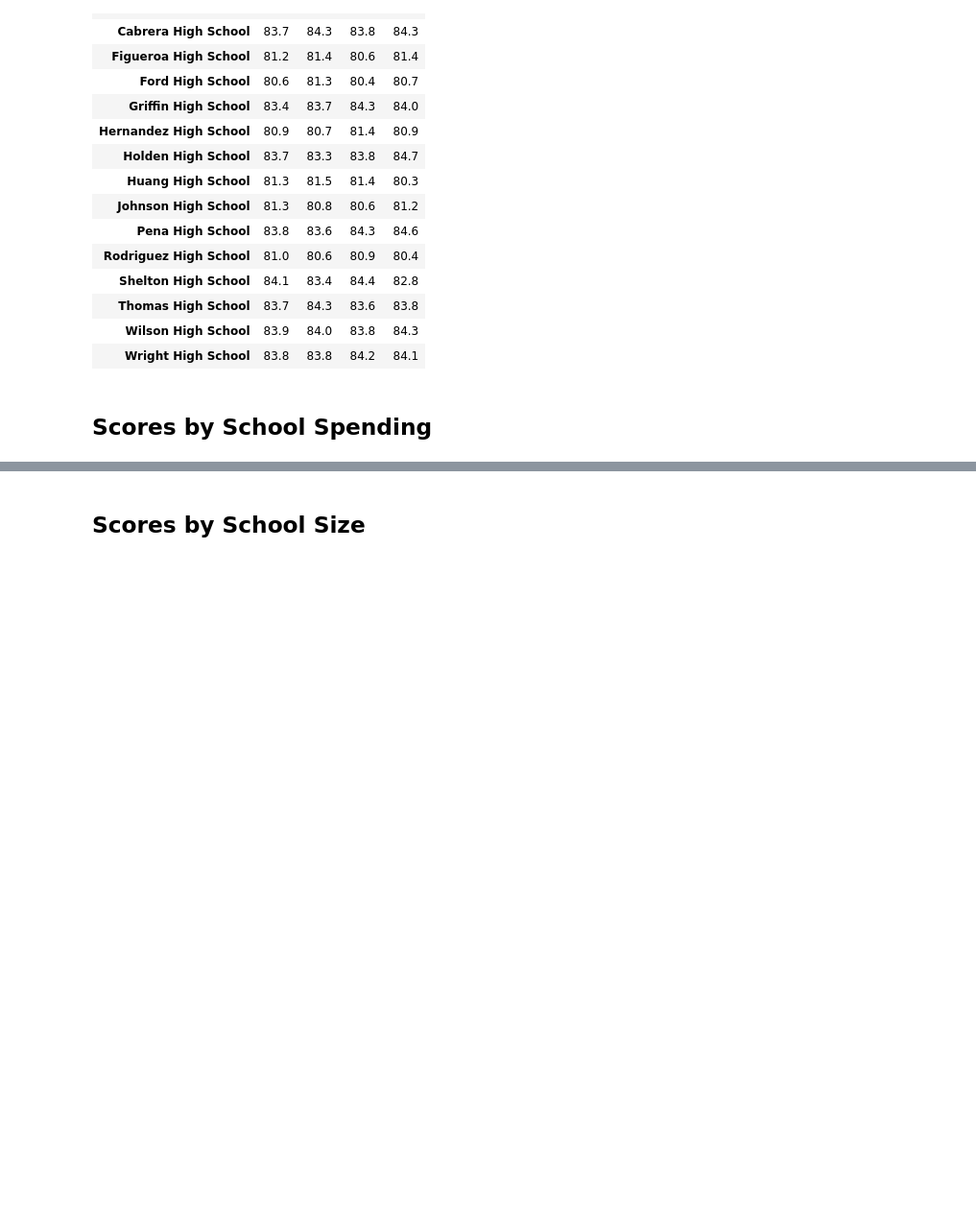
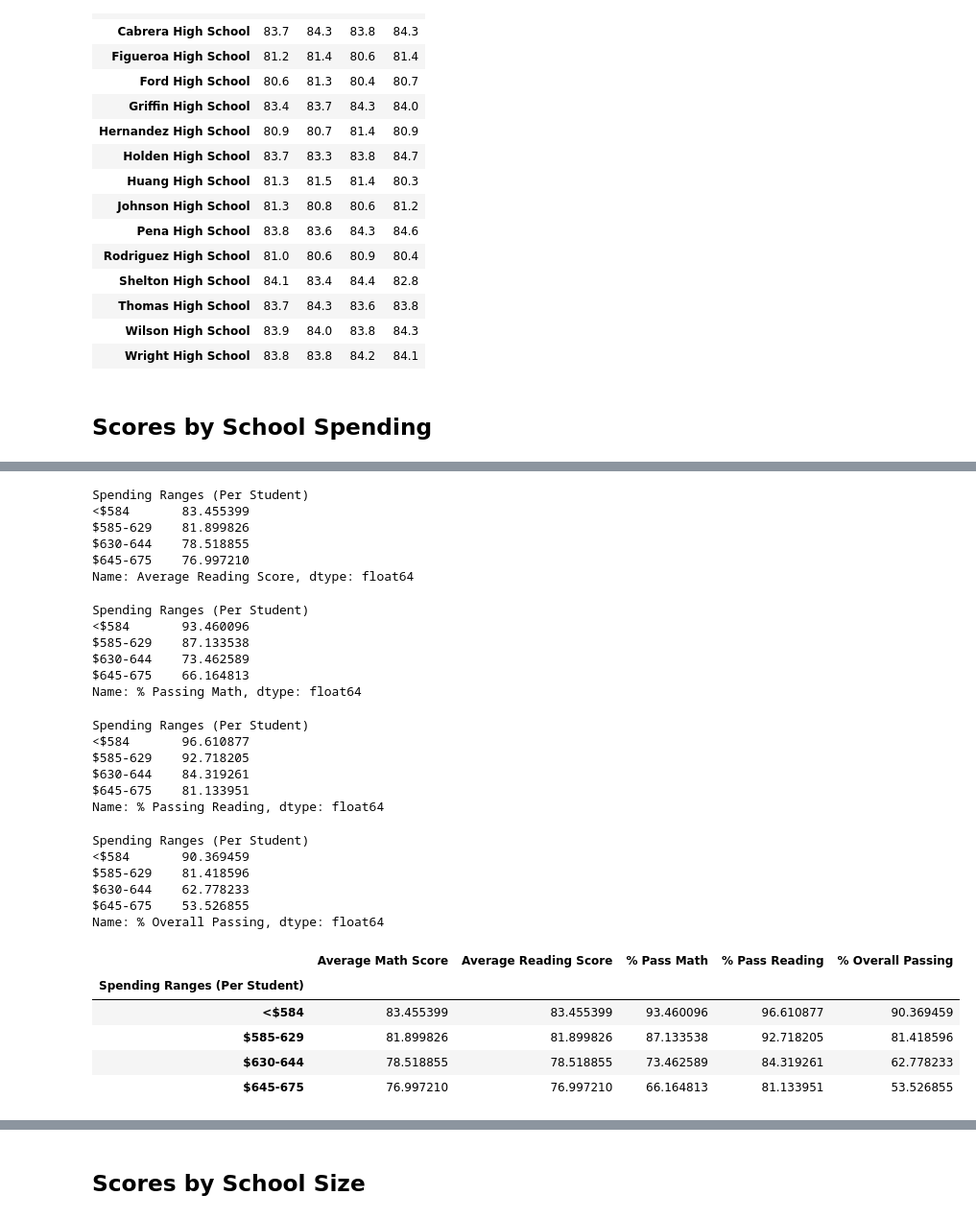
Before and after one commit to cgruns4/School_District_Analysis, a Jupyter notebook: PyCitySchools_Challenge.ipynb, the cells around one changed output, grey strips where cells are left out. Shown at 96% size. Cells and saved outputs as stored; diff of their text form; code cells hidden in the pictures; blank space fills up the shorter version.

```diff
--- a/PyCitySchools_Challenge.ipynb
+++ b/PyCitySchools_Challenge.ipynb
@@ -791,0 +818,57 @@ reading_scores_by_grade
+# %%
+spending_reading_scores = per_school_summary_df.groupby(["Spending Ranges (Per Student)"]).mean()["Average Reading Score"]
+spending_reading_scores
+# %% [output]
+Spending Ranges (Per Student)
+<$584       83.455399
+$585-629    81.899826
+$630-644    78.518855
+$645-675    76.997210
+Name: Average Reading Score, dtype: float64
+# %%
+spending_passing_math = per_school_summary_df.groupby(["Spending Ranges (Per Student)"]).mean()["% Passing Math"]
+spending_passing_math
+# %% [output]
+Spending Ranges (Per Student)
+<$584       93.460096
+$585-629    87.133538
+$630-644    73.462589
+$645-675    66.164813
+Name: % Passing Math, dtype: float64
+# %%
+spending_passing_reading = per_school_summary_df.groupby(["Spending Ranges (Per Student)"]).mean()["% Passing Reading"]
+spending_passing_reading
+# %% [output]
+Spending Ranges (Per Student)
+<$584       96.610877
+$585-629    92.718205
+$630-644    84.319261
+$645-675    81.133951
+Name: % Passing Reading, dtype: float64
+# %%
+overall_passing_spending = per_school_summary_df.groupby(["Spending Ranges (Per Student)"]).mean()["% Overall Passing"]
+overall_passing_spending
+# %% [output]
+Spending Ranges (Per Student)
+<$584       90.369459
+$585-629    81.418596
+$630-644    62.778233
+$645-675    53.526855
+Name: % Overall Passing, dtype: float64
+# %%
+# Create the DataFrame
+spending_summary_df = pd.DataFrame ({
+    "Average Math Score": spending_math_scores,
+    "Average Reading Score": spending_reading_scores,
+    "% Pass Math": spending_passing_math,
+    "% Pass Reading": spending_passing_reading,
+    "% Overall Passing": overall_passing_spending})
+
+spending_summary_df
+# %% [output]
+|  | Average Math Score | Average Reading Score | % Pass Math | % Pass Reading | % Overall Passing |
+| Spending Ranges (Per Student) |  |  |  |  |  |
+| <$584 | 83.455399 | 83.455399 | 93.460096 | 96.610877 | 90.369459 |
+| $585-629 | 81.899826 | 81.899826 | 87.133538 | 92.718205 | 81.418596 |
+| $630-644 | 78.518855 | 78.518855 | 73.462589 | 84.319261 | 62.778233 |
+| $645-675 | 76.997210 | 76.997210 | 66.164813 | 81.133951 | 53.526855 |
```
Also changed, not shown: parts of 19 cells of this notebook.
